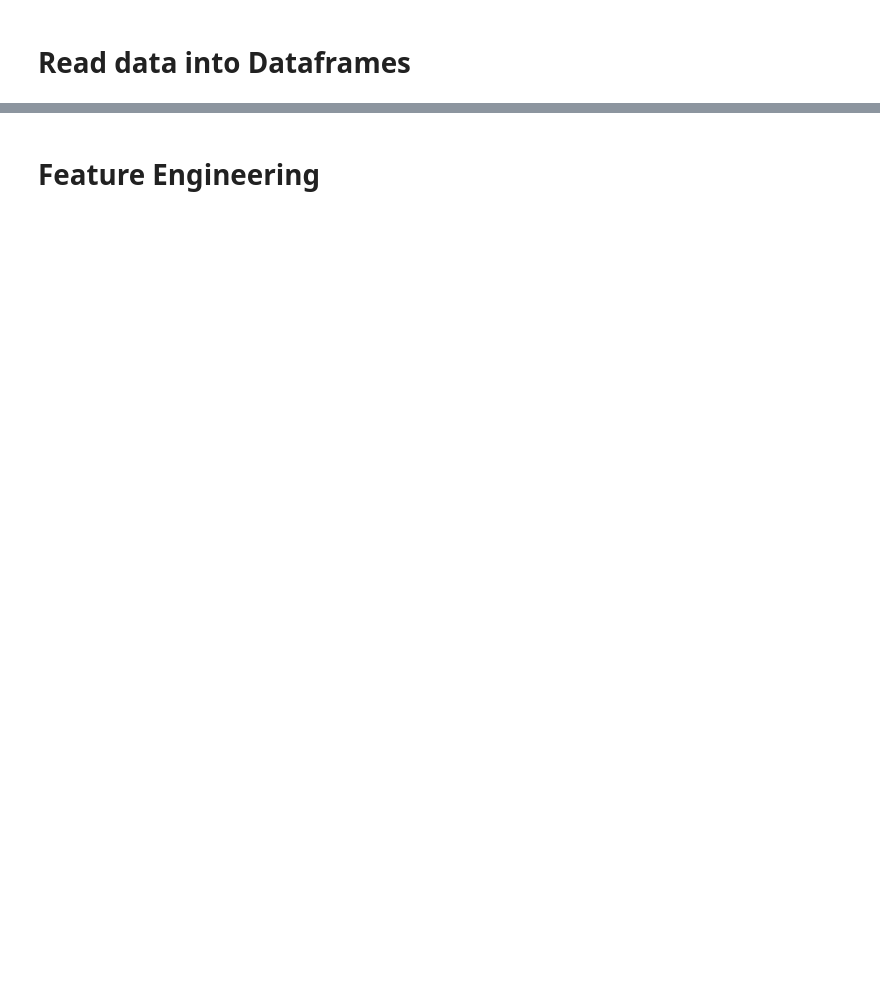
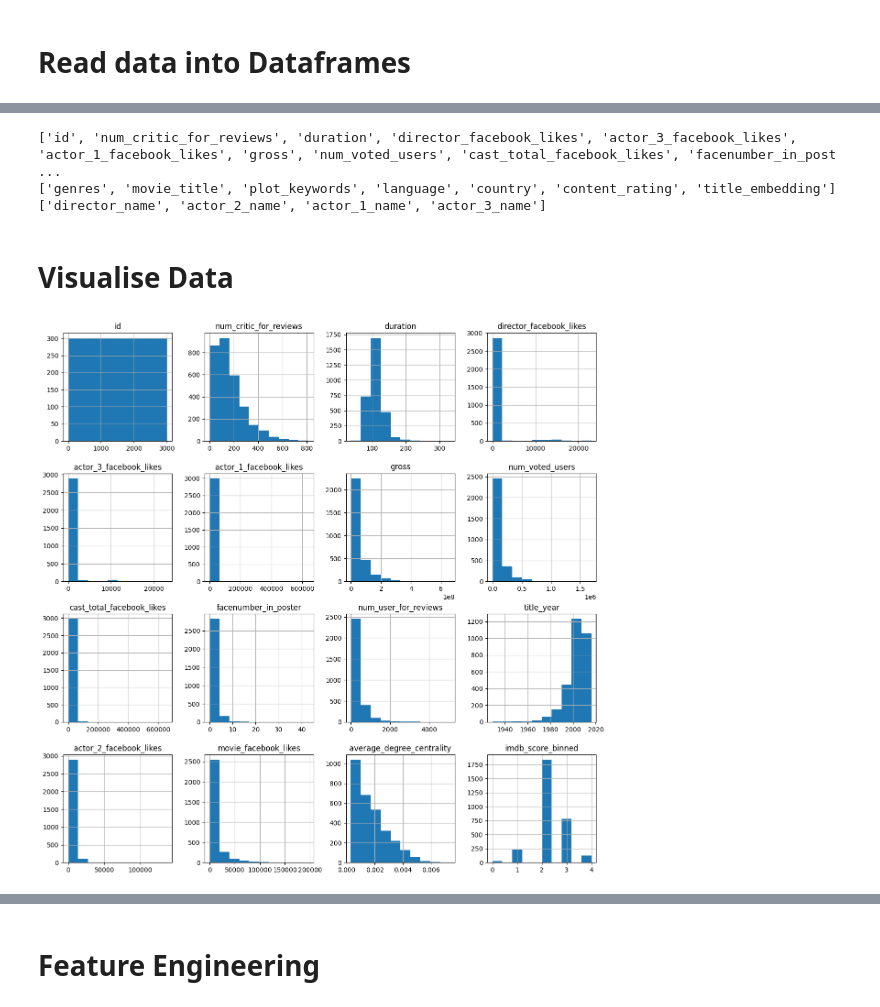
Before and after one commit to JZYNX/ML-assignment-2, a Jupyter notebook: COMP30027-Project2.ipynb, the cells around one changed output, grey strips where cells are left out. Cells and saved outputs as stored; diff of their text form; code cells hidden in the pictures; blank space fills up the shorter version.

```diff
--- a/COMP30027-Project2.ipynb
+++ b/COMP30027-Project2.ipynb
@@ -70,0 +107,22 @@ original_numerical = train_df.select_dtypes(include=['int', 'float']).columns
+# %%
+# Define features
+numeric_features = list(train_df.select_dtypes(include=['int64', 'float64', 'float32']).columns)
+categorical_features = train_df.select_dtypes(include=['object']).columns
+name_features = ['director_name', 'actor_2_name', 'actor_1_name', 'actor_3_name']
+
+categorical_features = [col for col in categorical_features if col not in name_features]
+
+print(numeric_features)
+print(categorical_features)
+print(name_features)
+# %% [output]
+['id', 'num_critic_for_reviews', 'duration', 'director_facebook_likes', 'actor_3_facebook_likes', 'actor_1_facebook_likes', 'gross', 'num_voted_users', 'cast_total_facebook_likes', 'facenumber_in_post ...
+['genres', 'movie_title', 'plot_keywords', 'language', 'country', 'content_rating', 'title_embedding']
+['director_name', 'actor_2_name', 'actor_1_name', 'actor_3_name']
+# %% [markdown]
+# Visualise Data
+# %%
+histograms = train_df.hist(figsize = [15, 15])
+plt.savefig('./visualisations/histograms.png')
+# %% [output]
+[figure, added]
```
Also changed, not shown: parts of 103 cells of this notebook, 21 other files.
